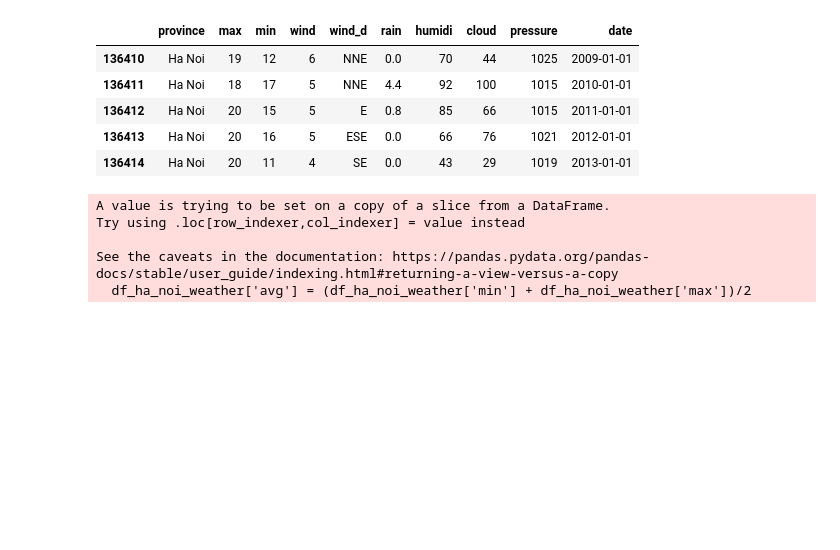
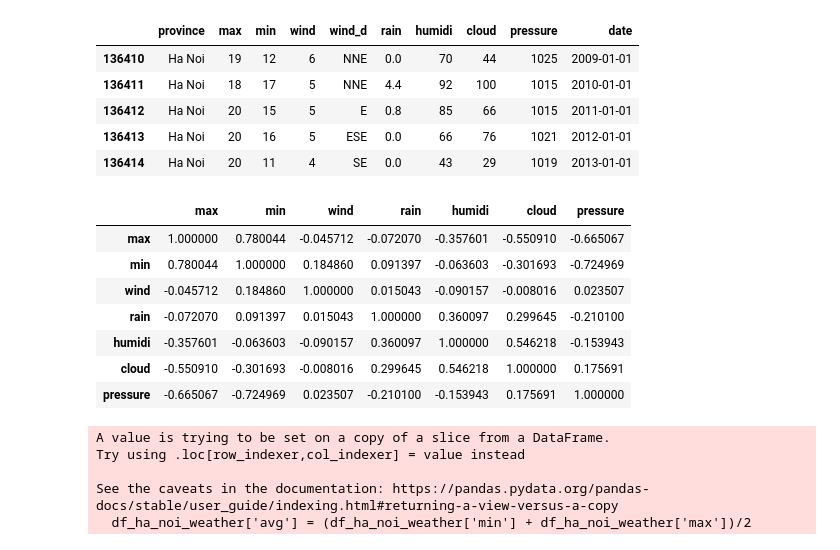
Before and after one commit to npv2k1/weather_iot, a Jupyter notebook: notes.ipynb, the cells around one changed output. Drawn from its saved outputs; the diff is of its cells as text; code cells hidden in the pictures; blank space fills up the shorter version.

```diff
--- a/notes.ipynb
+++ b/notes.ipynb
@@ -45,6 +50,17 @@ df_ha_noi.head()
 | 136412 | Ha Noi | 20 | 15 | 5 | E | 0.8 | 85 | 66 | 1015 | 2011-01-01 |
 | 136413 | Ha Noi | 20 | 16 | 5 | ESE | 0.0 | 66 | 76 | 1021 | 2012-01-01 |
 | 136414 | Ha Noi | 20 | 11 | 4 | SE | 0.0 | 43 | 29 | 1019 | 2013-01-01 |
+# %%
+df.corr()
+# %% [output]
+|  | max | min | wind | rain | humidi | cloud | pressure |
+| max | 1.000000 | 0.780044 | -0.045712 | -0.072070 | -0.357601 | -0.550910 | -0.665067 |
+| min | 0.780044 | 1.000000 | 0.184860 | 0.091397 | -0.063603 | -0.301693 | -0.724969 |
+| wind | -0.045712 | 0.184860 | 1.000000 | 0.015043 | -0.090157 | -0.008016 | 0.023507 |
+| rain | -0.072070 | 0.091397 | 0.015043 | 1.000000 | 0.360097 | 0.299645 | -0.210100 |
+| humidi | -0.357601 | -0.063603 | -0.090157 | 0.360097 | 1.000000 | 0.546218 | -0.153943 |
+| cloud | -0.550910 | -0.301693 | -0.008016 | 0.299645 | 0.546218 | 1.000000 | 0.175691 |
+| pressure | -0.665067 | -0.724969 | 0.023507 | -0.210100 | -0.153943 | 0.175691 | 1.000000 |
 # %%
 # draw weather
 df_ha_noi_weather = df_ha_noi[['min',"max", 'date']]
```
Also changed, not shown: parts of 2 cells of this notebook, 1 other file.
